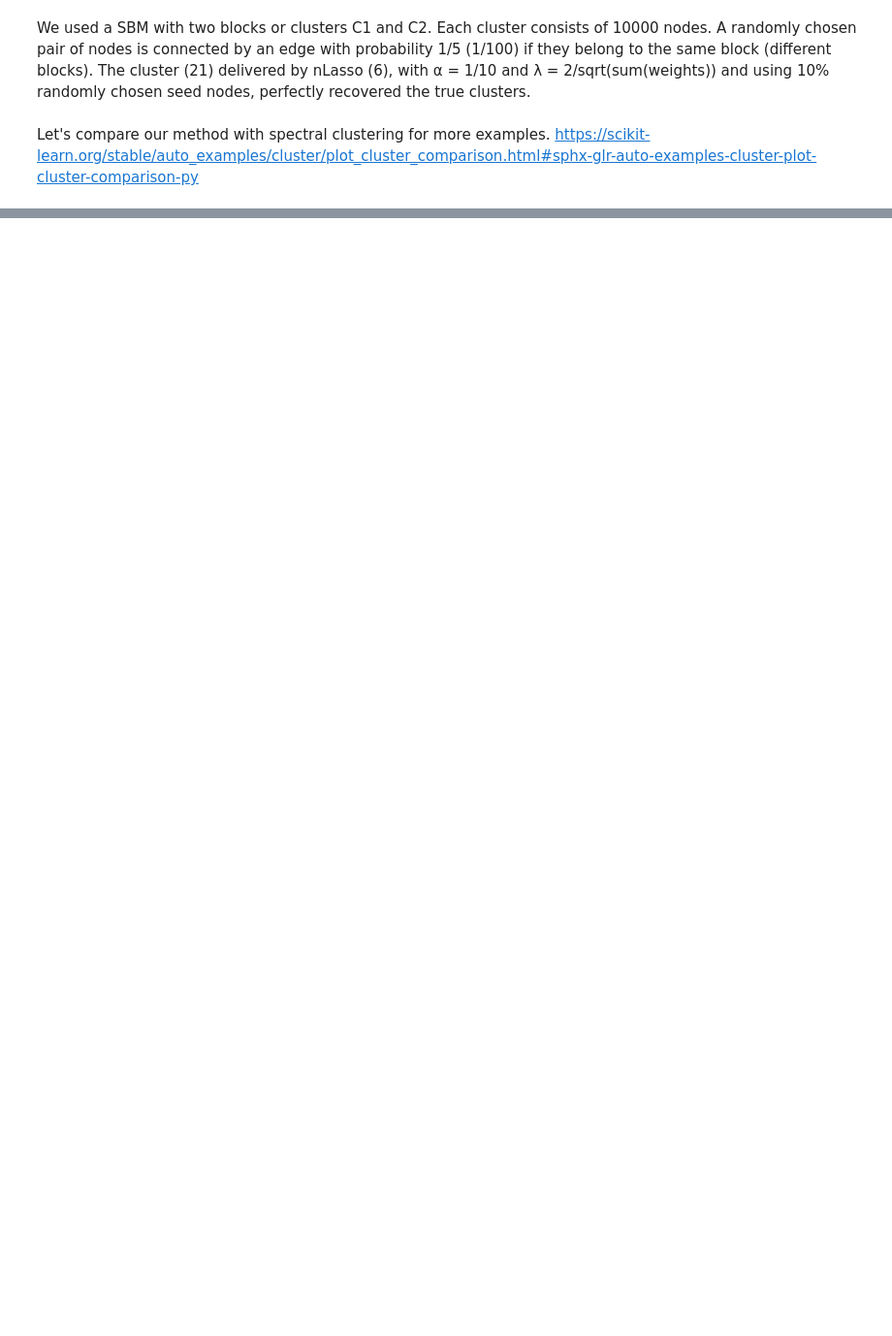
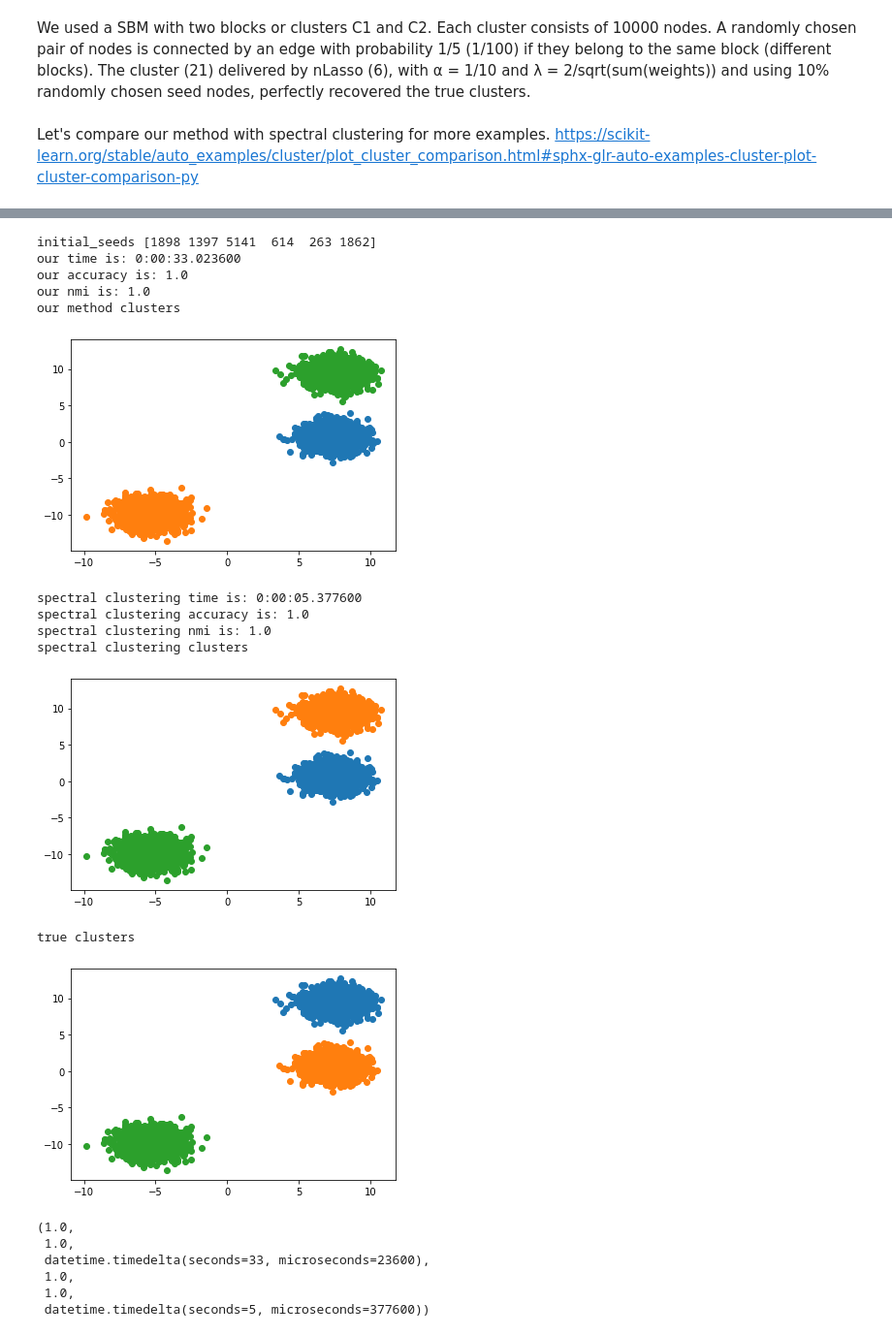
Before and after one commit to sahelyiyi/LocClustNLasso, a Jupyter notebook: loc_clust_unsupervised_kmeans.ipynb, the cells around one changed output, grey strips where cells are left out. Shown at 97% size. Saved outputs shown, nothing was run; the diff lists cells and outputs as text; code cells hidden in the pictures; blank space fills up the shorter version.

```diff
--- a/loc_clust_unsupervised_kmeans.ipynb
+++ b/loc_clust_unsupervised_kmeans.ipynb
@@ -267,0 +278,30 @@ true clusters
+# %%
+def run_blobs(alpha, lambda_lasso, plot=False, is_print=True):
+    blobs = datasets.make_blobs(n_samples=n_samples, random_state=8)
+
+    points = blobs[0]
+    true_labels = blobs[1]
+
+    return run_more_plots(points, true_labels, 60, alpha, lambda_lasso, 0.009, 3, plot=plot, is_print=is_print)
+# %%
+run_blobs(0.1, 0.5, True)
+# %% [output]
+initial_seeds [1898 1397 5141  614  263 1862]
+our time is: 0:00:33.023600
+our accuracy is: 1.0
+our nmi is: 1.0
+our method clusters
+[figure, added]
+spectral clustering time is: 0:00:05.377600
+spectral clustering accuracy is: 1.0
+spectral clustering nmi is: 1.0
+spectral clustering clusters
+[figure, added]
+true clusters
+[figure, added]
+(1.0,
+ 1.0,
+ datetime.timedelta(seconds=33, microseconds=23600),
+ 1.0,
+ 1.0,
+ datetime.timedelta(seconds=5, microseconds=377600))
```
Also changed, not shown: parts of 10 cells of this notebook.
